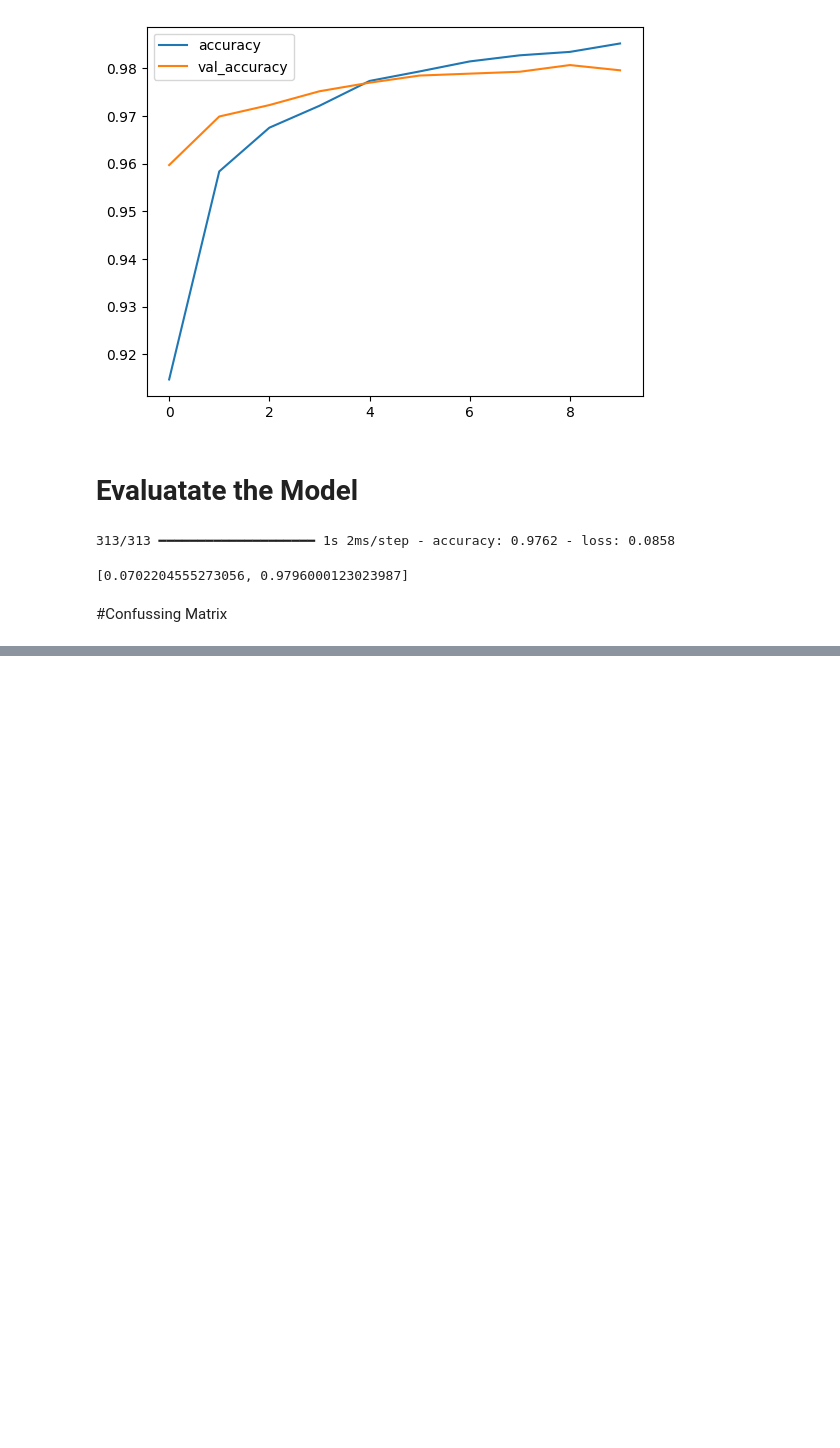
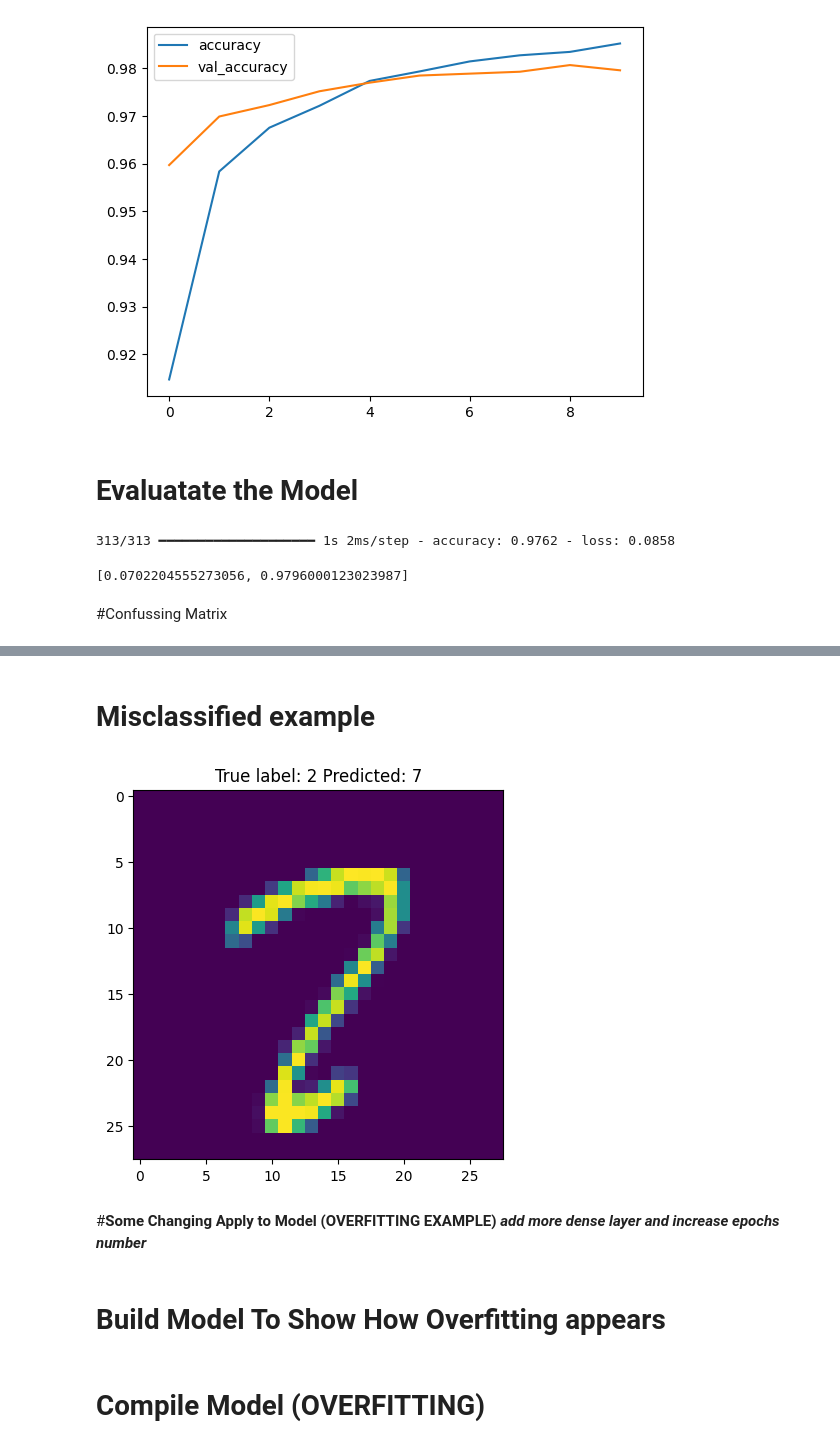
Before and after one commit to AmirHPartovi/MNIST, a Jupyter notebook: MNIST_ANN.ipynb, the cells around one changed output, grey strips where cells are left out. Saved outputs shown, nothing was run; the diff lists cells and outputs as text; code cells hidden in the pictures; blank space fills up the shorter version.

```diff
--- a/MNIST_ANN.ipynb
+++ b/MNIST_ANN.ipynb
@@ -157 +154,15 @@ Confusion matrix, without normalization
 [figure]
+# %% [markdown]
+# Misclassified example
+# %%
+misclassified_idx = np.where(y_pred != y_test)[0]
+i = np.random.choice(misclassified_idx)
+plt.imshow(x_test[i])
+plt.title("True label: %s Predicted: %s" % (y_test[i], y_pred[i]));
+# %% [output]
+[figure, added]
+# %% [markdown]
+#**Some Changing Apply to Model (OVERFITTING EXAMPLE)**
+***add more dense layer and increase epochs number***
+# %% [markdown]
+# Build Model To Show How Overfitting appears
@@ -157,0 +181,2 @@ Confusion matrix, without normalization
+# %% [markdown]
+# Compile Model (OVERFITTING)
```
Also changed, not shown: parts of 19 cells of this notebook.
